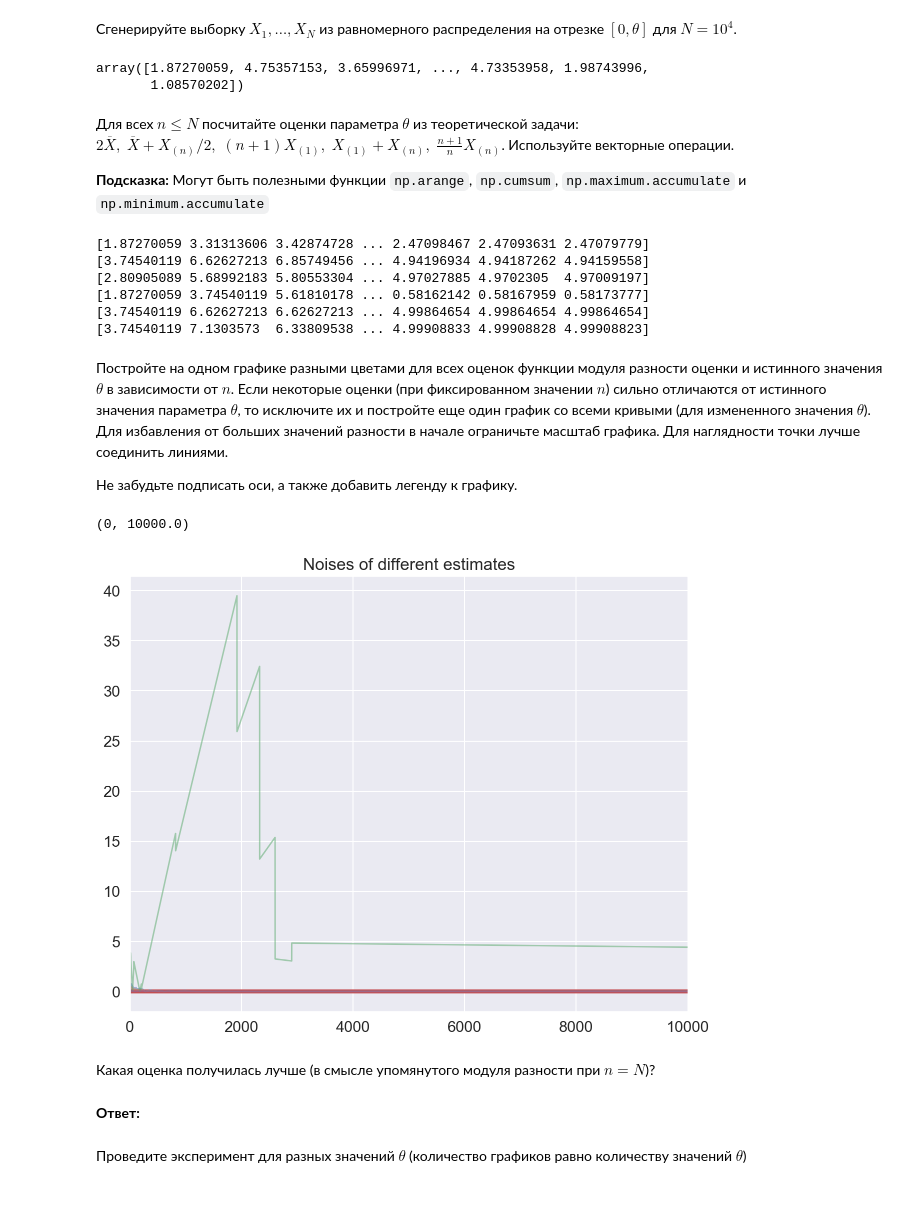
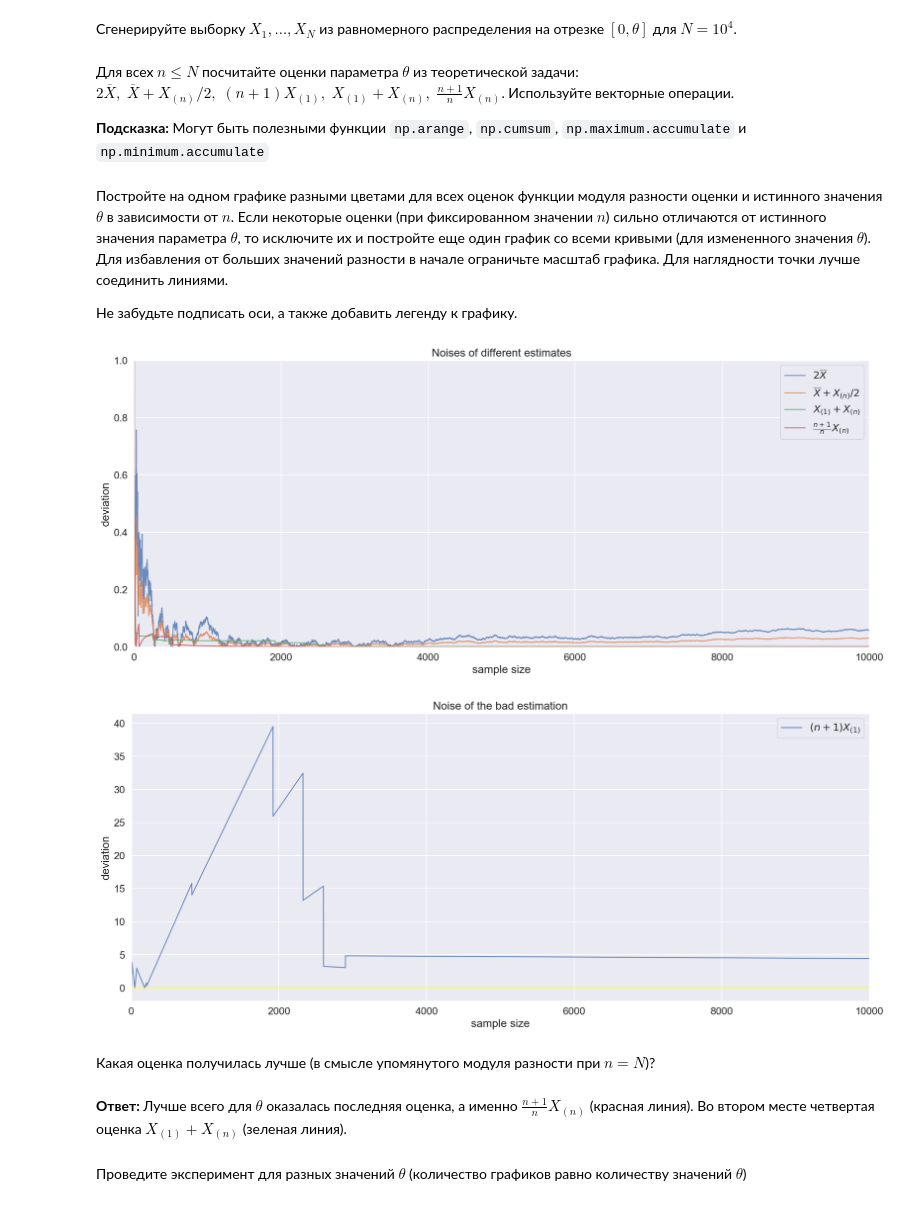
Before and after one commit to saro2808/math-stat-practice-mipt, a Jupyter notebook: assignment1.ipynb, the cells around one changed output. Saved outputs shown, nothing was run; the diff lists cells and outputs as text; code cells hidden in the pictures.

```diff
--- a/assignment1.ipynb
+++ b/assignment1.ipynb
@@ -47,69 +47,70 @@ N = 1e4  # use this
 theta = 5
 
 samples = sps.uniform.rvs(0, theta, size=int(N))
-samples
-# %% [output]
-array([1.87270059, 4.75357153, 3.65996971, ..., 4.73353958, 1.98743996,
-       1.08570202])
 # %% [markdown]
 Для всех $n \leqslant N$ посчитайте оценки параметра $\theta$ из теоретической задачи: $2\overline{X}, \; \overline{X} + X_{(n)}/ 2, \; (n+1)X_{(1)}, \; X_{(1)}+X_{(n)}, \; \frac{n+1}{n} X_{(n)}$. Используйте векторные операции.
 
 __Подсказка:__ Могут быть полезными функции `np.arange`, `np.cumsum`, `np.maximum.accumulate` и `np.minimum.accumulate`
 # %%
 means = np.cumsum(samples) / (np.arange(N) + 1)
-print(means)
 
 double_means = 2 * means
-print(double_means)
 
 means_plus_half_max = means + np.maximum.accumulate(samples) / 2
-print(means_plus_half_max)
 
 n_plus_1_times_mins = (np.arange(N) + 1) * np.minimum.accumulate(samples)
-print(n_plus_1_times_mins)
 
 first_stats_plus_last_stats = np.minimum.accumulate(samples) + np.maximum.accumulate(samples)
-print(first_stats_plus_last_stats)
 
 n_plus_1_nth_last_stats = (1 + 1 / (np.arange(N) + 1)) * np.maximum.accumulate(samples)
-print(n_plus_1_nth_last_stats)
-# %% [output]
-[1.87270059 3.31313606 3.42874728 ... 2.47098467 2.47093631 2.47079779]
-[3.74540119 6.62627213 6.85749456 ... 4.94196934 4.94187262 4.94159558]
-[2.80905089 5.68992183 5.80553304 ... 4.97027885 4.9702305  4.97009197]
-[1.87270059 3.74540119 5.61810178 ... 0.58162142 0.58167959 0.58173777]
-[3.74540119 6.62627213 6.62627213 ... 4.99864654 4.99864654 4.99864654]
-[3.74540119 7.1303573  6.33809538 ... 4.99908833 4.99908828 4.99908823]
 # %% [markdown]
 Постройте на одном графике разными цветами для всех оценок функции модуля разности оценки и истинного значения $\theta$ в зависимости от $n$. Если некоторые оценки (при фиксированном значении $n$) сильно отличаются от истинного значения параметра $\theta$, то исключите их и постройте еще один график со всеми кривыми (для измененного значения $\theta$). Для избавления от больших значений разности в начале ограничьте масштаб графика. Для наглядности точки лучше соединить линиями.
 
 Не забудьте подписать оси, а также добавить легенду к графику.
 # %%
 estimates = [
-                  abs(double_means - theta),
-                  abs(means_plus_half_max - theta),
-                  abs(n_plus_1_times_mins - theta),
-                  abs(first_stats_plus_last_stats - theta),
-                  abs(n_plus_1_nth_last_stats - theta)
+                  (abs(double_means - theta), r"$2\overline{X}$"),
+                  (abs(means_plus_half_max - theta), r"$\overline{X}+X_{(n)}/2$"),
+                  #abs(n_plus_1_times_mins - theta),
+                  (abs(first_stats_plus_last_stats - theta), r"$X_{(1)}+X_{(n)}$"),
+                  (abs(n_plus_1_nth_last_stats - theta), r"$\frac{n+1}{n}X_{(n)}$")
 ]
 
 sns.set(style="darkgrid", font_scale=1.4)
 
-plt.figure(figsize=(10,8))
+plt.figure(figsize=(20,8))
 plt.title("Noises of different estimates")
 
-for estimate in estimates:
-  plt.plot(range(int(N)), estimate, alpha=0.5)
+for (estimate, label) in estimates:
+  plt.plot(range(int(N)), estimate, alpha=0.8, label=label)
+  plt.legend(loc=1)
 
-plt.hlines(y=0, xmin=0, xmax=N, color="r", linewidth=4)
+#plt.hlines(y=0, xmin=0, xmax=N, color="r", linewidth=4)
 plt.xlim(0, N)
-#plt.ylim(-1, 35)
+plt.ylim(0, 1)
+plt.xlabel("sample size")
+plt.ylabel("deviation")
+plt.show()
+
+
+plt.figure(figsize=(20,8))
+plt.title("Noise of the bad estimation")
+
+plt.plot(range(int(N)), abs(n_plus_1_times_mins - theta), alpha=0.8, label=r"$(n+1)X_{(1)}$")
+
+plt.legend(loc=1)
+plt.hlines(y=0, xmin=0, xmax=N, color="yellow", linewidth=2, alpha=0.5)
+plt.xlim(0, N)
+#plt.ylim(0, 1)
+plt.xlabel("sample size")
+plt.ylabel("deviation")
+plt.show()
 # %% [output]
-(0, 10000.0)
-[figure, old version]
+[figure, new version]
+[figure, added]
 # %% [markdown]
 Какая оценка получилась лучше (в смысле упомянутого модуля разности при $n = N$)?
-# %% [markdown]
-__Ответ:__
+# %% [markdown]
+__Ответ:__ Лучше всего для $\theta$ оказалась последняя оценка, а именно $\frac{n+1}{n}X_{(n)}$ (красная линия). Во втором месте четвертая оценка $X_{(1)}+X_{(n)}$ (зеленая линия).
 # %% [markdown]
 Проведите эксперимент для разных значений $\theta$ (количество графиков равно количеству значений $\theta$)
```
Also changed, not shown: parts of 21 cells of this notebook.
